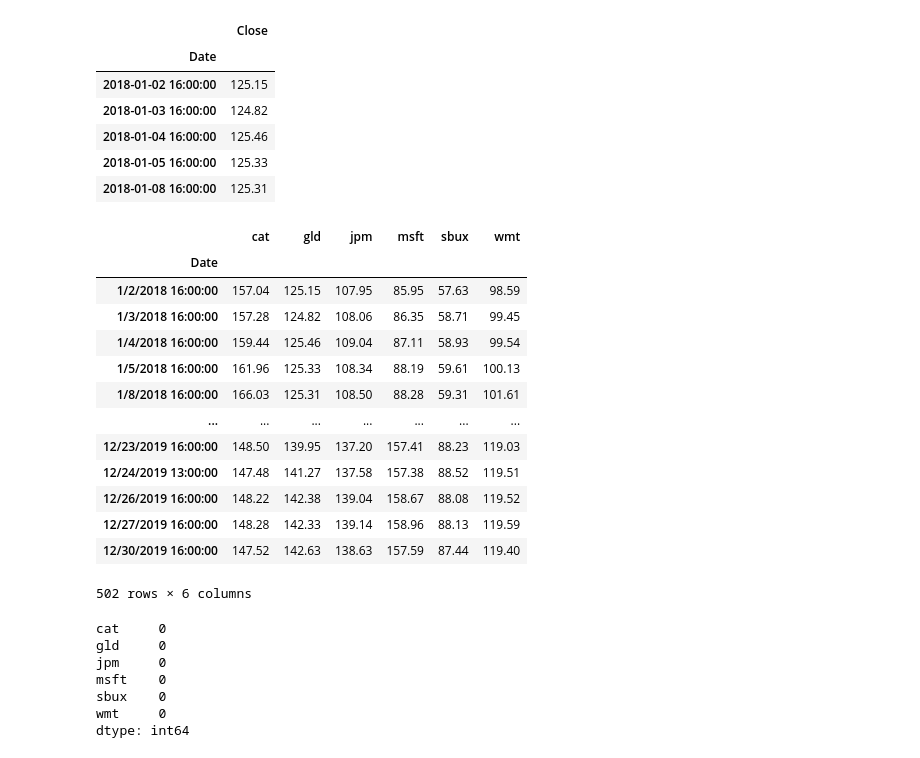
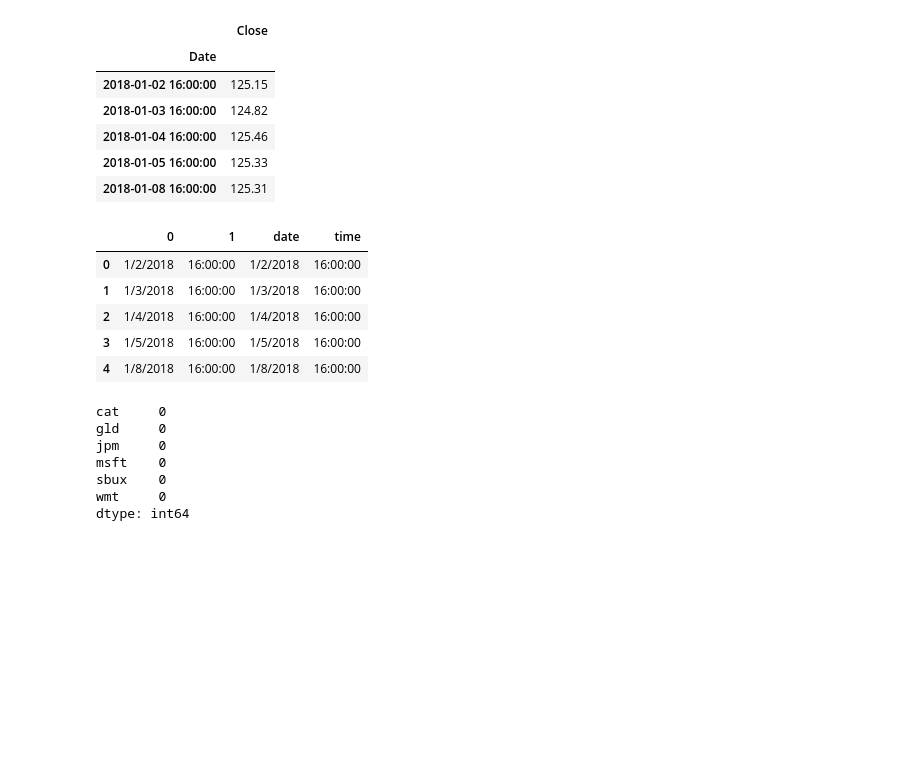
Before and after one commit to CacheKatch/quant_stats_portfolio, a Jupyter notebook: whale_analysis.ipynb, the cells around one changed output. Drawn from its saved outputs; the diff is of its cells as text; code cells hidden in the pictures; blank space fills up the shorter version.

Commit message:
splitting port date and time

```diff
--- a/whale_analysis.ipynb
+++ b/whale_analysis.ipynb
@@ -464,37 +464,33 @@ df_gld_dclose.head()
 # %%
 # Read the third stock
 """
 The portfolio was built using library os
 """
 # YOUR CODE HERE
 filenames = os.listdir("Resourcesb")
 #filenames
 custom_port_df = []
 for file in filenames:
     new_df = pd.read_csv(f"Resourcesb/{file}", index_col="Date")
     custom_port_df.append(new_df)
 
 custom_port_df[2]
 combined_df = pd.concat(custom_port_df, axis="columns", join="inner")
 combined_df
 columns = ["cat","gld","jpm","msft","sbux","wmt"]
 combined_df.columns = columns
 combined_df
+combined_df.reset_index(inplace=True)
+combined_df
+new_combined_df[["date","time"]]= combined_df["Date"].str.split(" ", n=1, expand=True)
+new_combined_df.head()
 # %% [output]
-|  | cat | gld | jpm | msft | sbux | wmt |
-| Date |  |  |  |  |  |  |
-| 1/2/2018 16:00:00 | 157.04 | 125.15 | 107.95 | 85.95 | 57.63 | 98.59 |
-| 1/3/2018 16:00:00 | 157.28 | 124.82 | 108.06 | 86.35 | 58.71 | 99.45 |
-| 1/4/2018 16:00:00 | 159.44 | 125.46 | 109.04 | 87.11 | 58.93 | 99.54 |
-| 1/5/2018 16:00:00 | 161.96 | 125.33 | 108.34 | 88.19 | 59.61 | 100.13 |
-| 1/8/2018 16:00:00 | 166.03 | 125.31 | 108.50 | 88.28 | 59.31 | 101.61 |
-| ... | ... | ... | ... | ... | ... | ... |
-| 12/23/2019 16:00:00 | 148.50 | 139.95 | 137.20 | 157.41 | 88.23 | 119.03 |
-| 12/24/2019 13:00:00 | 147.48 | 141.27 | 137.58 | 157.38 | 88.52 | 119.51 |
-| 12/26/2019 16:00:00 | 148.22 | 142.38 | 139.04 | 158.67 | 88.08 | 119.52 |
-| 12/27/2019 16:00:00 | 148.28 | 142.33 | 139.14 | 158.96 | 88.13 | 119.59 |
-| 12/30/2019 16:00:00 | 147.52 | 142.63 | 138.63 | 157.59 | 87.44 | 119.40 |
+|  | 0 | 1 | date | time |
+| 0 | 1/2/2018 | 16:00:00 | 1/2/2018 | 16:00:00 |
+| 1 | 1/3/2018 | 16:00:00 | 1/3/2018 | 16:00:00 |
+| 2 | 1/4/2018 | 16:00:00 | 1/4/2018 | 16:00:00 |
+| 3 | 1/5/2018 | 16:00:00 | 1/5/2018 | 16:00:00 |
+| 4 | 1/8/2018 | 16:00:00 | 1/8/2018 | 16:00:00 |
-502 rows × 6 columns
 # %%
 # Concatenate all stocks into a single DataFrame
 # YOUR CODE HERE
```
Also changed, not shown: parts of 1 cell of this notebook.
